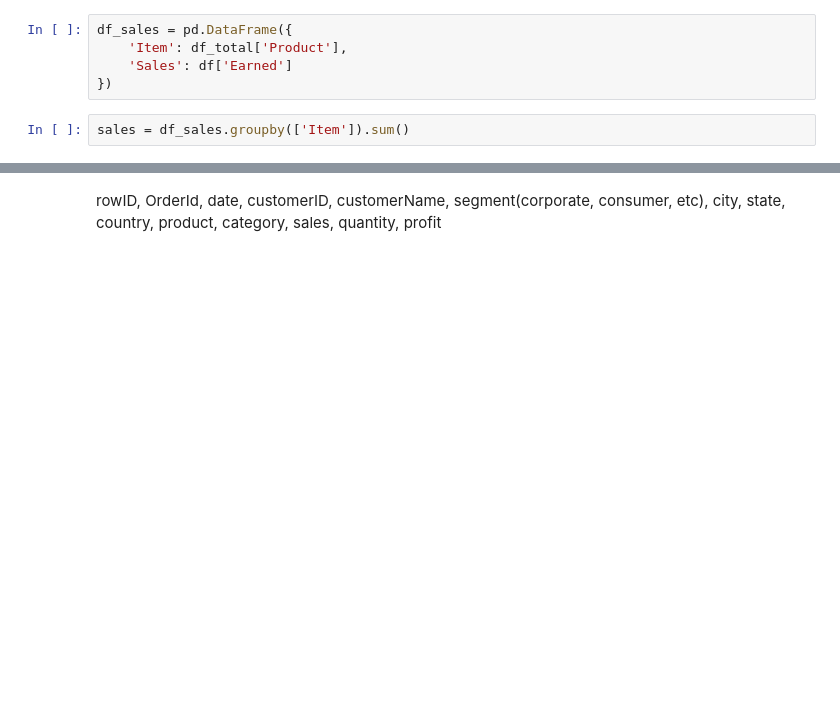
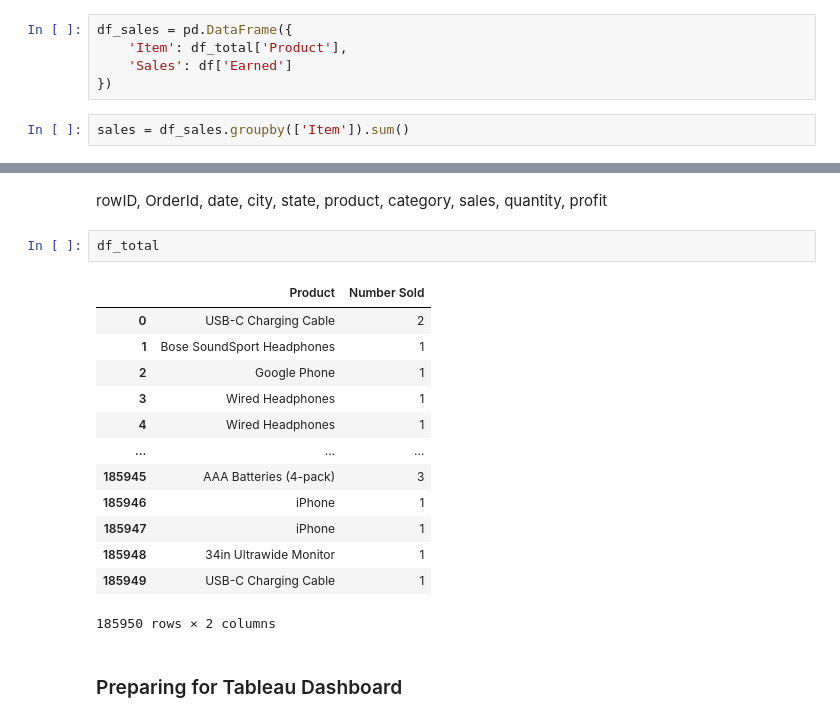
Before and after one commit to MrChristianL/Online-Sales-Data-Anaylsis, a Jupyter notebook: SalesAnalysis/Detailed Analysis (with notes).ipynb, the cells around one changed output, grey strips where cells are left out. Saved outputs shown, nothing was run; the diff lists cells and outputs as text; blank space fills up the shorter version.

```diff
--- a/SalesAnalysis/Detailed Analysis (with notes).ipynb
+++ b/SalesAnalysis/Detailed Analysis (with notes).ipynb
@@ -382,2 +578,20 @@ plt.show()
 # %% [markdown]
-rowID, OrderId, date, customerID, customerName, segment(corporate, consumer, etc), city, state, country, product, category, sales, quantity, profit
+rowID, OrderId, date, city, state, product, category, sales, quantity, profit
+# %%
+df_total
+# %% [output]
+|  | Product | Number Sold |
+| 0 | USB-C Charging Cable | 2 |
+| 1 | Bose SoundSport Headphones | 1 |
+| 2 | Google Phone | 1 |
+| 3 | Wired Headphones | 1 |
+| 4 | Wired Headphones | 1 |
+| ... | ... | ... |
+| 185945 | AAA Batteries (4-pack) | 3 |
+| 185946 | iPhone | 1 |
+| 185947 | iPhone | 1 |
+| 185948 | 34in Ultrawide Monitor | 1 |
+| 185949 | USB-C Charging Cable | 1 |
+185950 rows × 2 columns
+# %% [markdown]
+### Preparing for Tableau Dashboard
```
Also changed, not shown: parts of 36 cells of this notebook, 2 other files.
